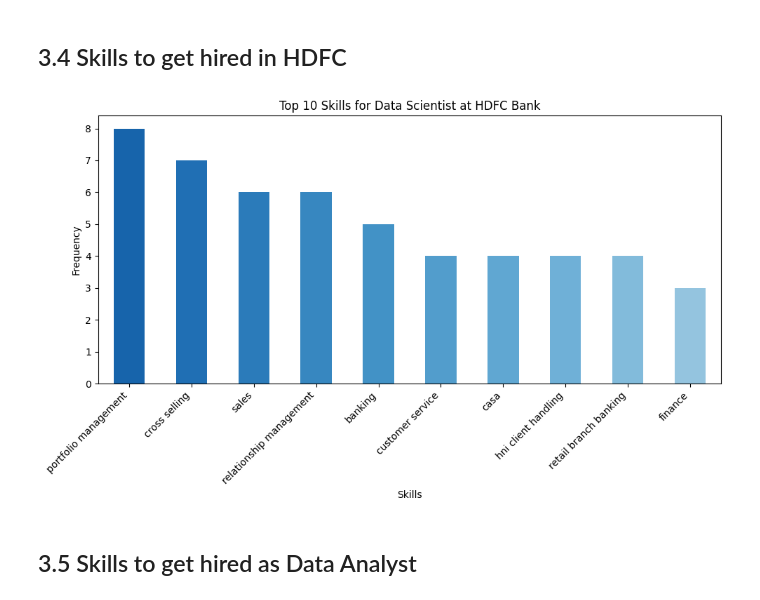
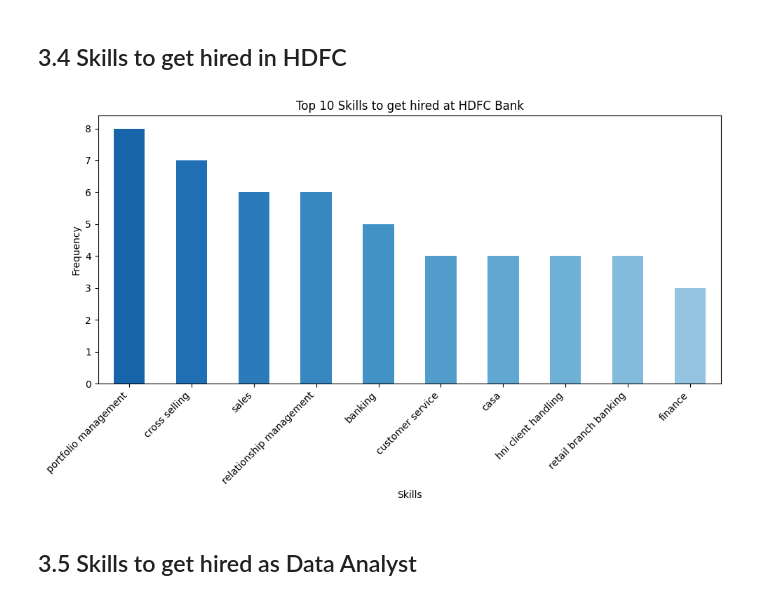
Before and after one commit to MaitreyeeBudhale/Data-Analysis, a Jupyter notebook: Jobs_Analysis.ipynb, the cells around one changed output. Drawn from its saved outputs; the diff is of its cells as text; code cells hidden in the pictures.

```diff
--- a/Jobs_Analysis.ipynb
+++ b/Jobs_Analysis.ipynb
@@ -300,18 +300,18 @@ plt.show()
 # %%
 top_skills = df[df['company'] == 'Hdfc Bank']['resposibilities'].str.lower().str.split(',').explode().value_counts().head(10)
 
 colors = cm.Blues(np.linspace(0.8, 0.4, len(top_skills)))
 
 plt.figure(figsize=(10, 6))
 top_skills.plot(kind='bar',color=(colors))
-plt.title('Top 10 Skills for Data Scientist at HDFC Bank')
+plt.title('Top 10 Skills to get hired at HDFC Bank')
 plt.xlabel('Skills')
 plt.ylabel('Frequency')
 plt.xticks(rotation=45, ha='right')
 plt.tight_layout()
 plt.show()
 # %% [output]
-[figure, old version]
+[figure, new version]
 # %% [markdown]
 ## 3.5 Skills to get hired as Data Analyst
 # %%
```
